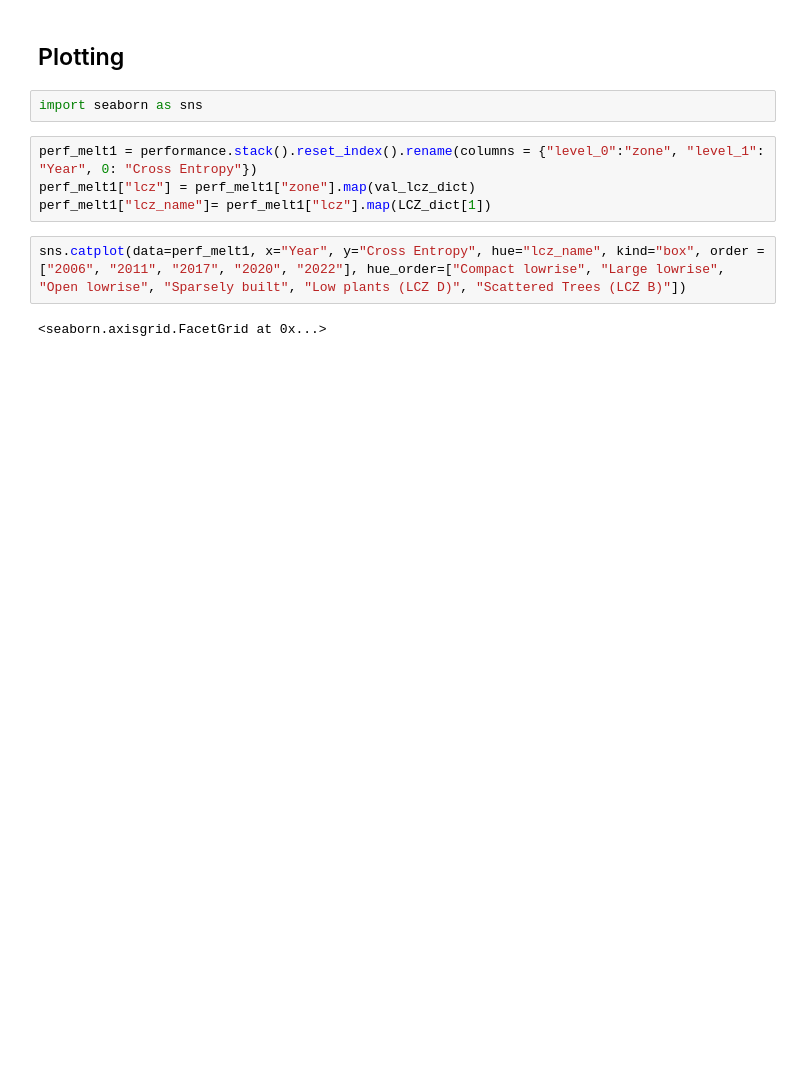
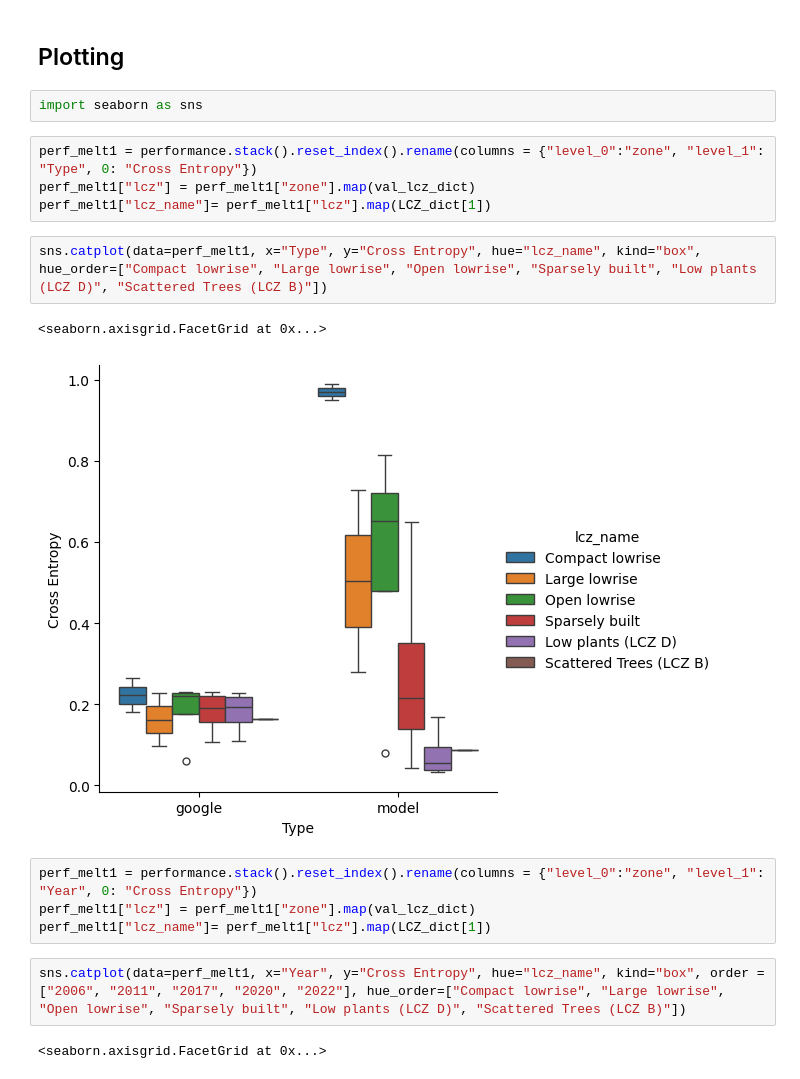
Before and after one commit to emzu/probabilistic_urban_evolution, a Jupyter notebook: Footprint_Validation.ipynb, the cells around one changed output. Saved outputs shown, nothing was run; the diff lists cells and outputs as text; blank space fills up the shorter version.

```diff
--- a/Footprint_Validation.ipynb
+++ b/Footprint_Validation.ipynb
@@ -124,6 +119,15 @@ See the caveats in the documentation: https://pandas.pydata.org/pandas-docs/stab
 ## Plotting
 # %%
 import seaborn as sns
+# %%
+perf_melt1 = performance.stack().reset_index().rename(columns = {"level_0":"zone", "level_1": "Type", 0: "Cross Entropy"})
+perf_melt1["lcz"] = perf_melt1["zone"].map(val_lcz_dict)
+perf_melt1["lcz_name"]= perf_melt1["lcz"].map(LCZ_dict[1])
+# %%
+sns.catplot(data=perf_melt1, x="Type", y="Cross Entropy", hue="lcz_name", kind="box",  hue_order=["Compact lowrise", "Large lowrise", "Open lowrise", "Sparsely built", "Low plants (LCZ D)", "Scattered Trees (LCZ B)"])
+# %% [output]
+<seaborn.axisgrid.FacetGrid at 0x...>
+[figure, added]
 # %%
 perf_melt1 = performance.stack().reset_index().rename(columns = {"level_0":"zone", "level_1": "Year", 0: "Cross Entropy"})
 perf_melt1["lcz"] = perf_melt1["zone"].map(val_lcz_dict)
```
Also changed, not shown: parts of 5 cells of this notebook.
